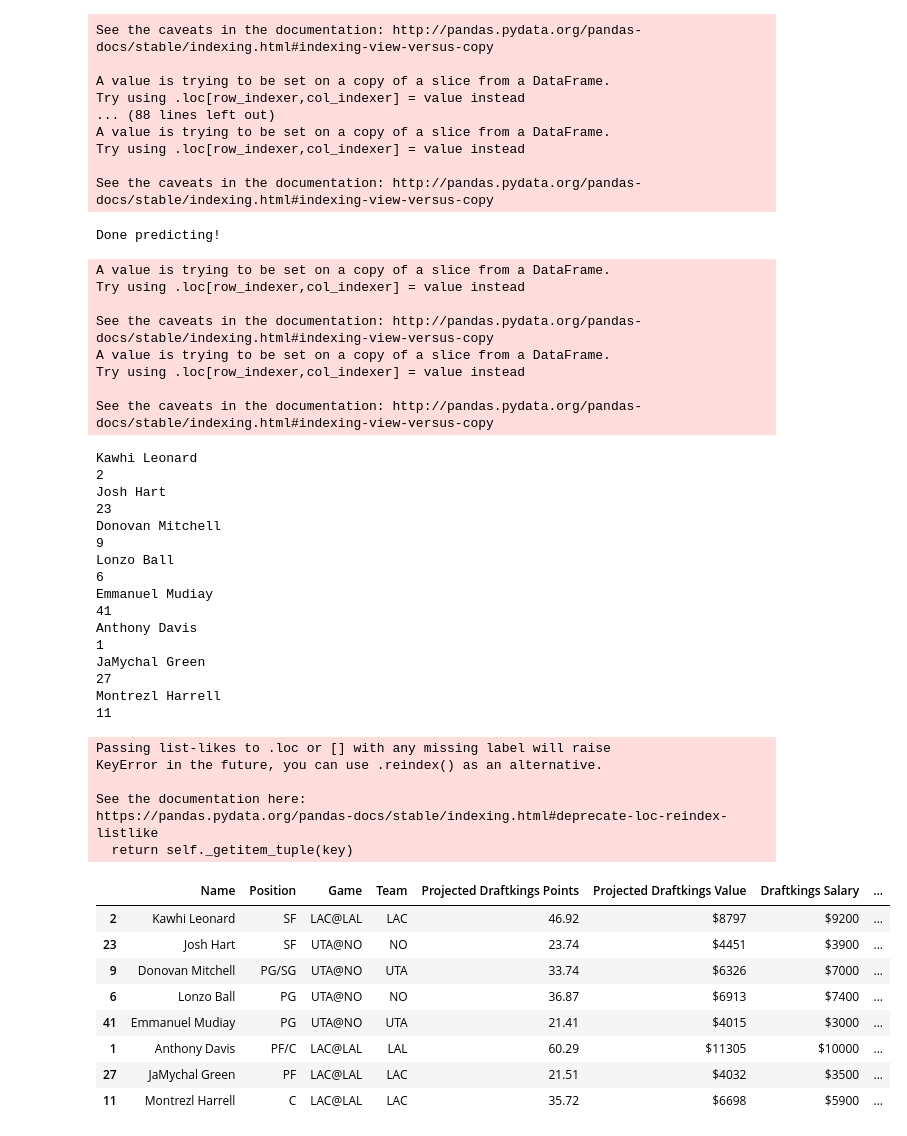
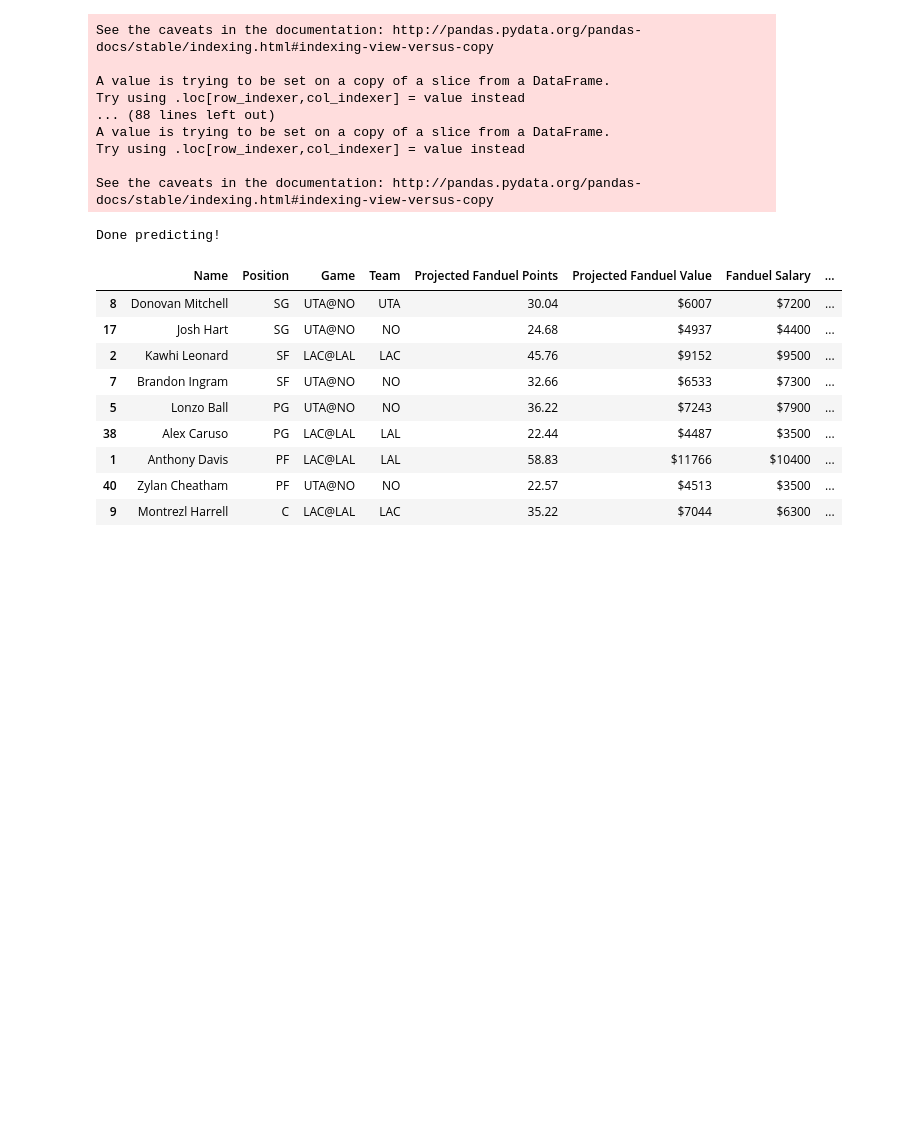
Before and after one commit to Shaviv-Hoffman-Lowitz/Sports-Analytics-Group-at-Berkeley-Machine-Learning-Project, a Jupyter notebook: final_model.ipynb, the cells around one changed output. Saved outputs shown, nothing was run; the diff lists cells and outputs as text; code cells hidden in the pictures; blank space fills up the shorter version.

```diff
--- a/final_model.ipynb
+++ b/final_model.ipynb
@@ -906,73 +906,44 @@ def optimal_lineup_draftkings_games(game_date, predictions, draftkings_csv, play
                 injury_indicators.append(fanduel_statlines.loc[n, "Injury Indicator"])
                 injury_details.append(fanduel_statlines.loc[n, "Injury Details"])
             elif lineup_return.loc[i, "Name"] in punctuation_names.keys():
                 if punctuation_names[lineup_return.loc[i, "Name"]] == fanduel_statline.loc[n, "Name"]:
                     print(i)
                     injury_indicators.append(fanduel_statlines.loc[n, "Injury Indicator"])
                     injury_details.append(fanduel_statlines.loc[n, "Injury Details"])
     lineup_return["Injury Indicator"] = injury_indicators
     lineup_return["Injury Details"] = injury_details
 
     lineup_return.to_csv("./AllCSVs/optimal_draftkings_lineup_" + str(game_date.month) + "_" + str(game_date.day) + "_" + str(game_date.year) + ".csv")
     return csv_return_dfs, csv_return_projections, lineup_return
 
 preds = pd.read_csv("./AllCSVs/predictions_for_07_30_2020_unplayed.csv")
 preds_1 = pd.read_csv("./AllCSVs/predictions_for_07_31_2020_unplayed.csv")
 
 fd_csv = "./AllCSVs/FanDuel-NBA-2020-07-30-46677-players-list.csv"
 fd_csv_1 = "./AllCSVs/FanDuel-NBA-2020-07-31-46839-players-list.csv"
 
 dk_csv = "./AllCSVs/DKSalaries_07302020.csv"
 dk_csv_1 = "./AllCSVs/DKSalaries_07312020.csv"
 
 preds310 = pd.read_csv("./AllCSVs/predictions_for_03_10_from_1_19_2020.csv")
 preds309 = pd.read_csv("./AllCSVs/predictions_for_03_09_from_1_19_2020.csv")
 # playerlist730 = pd.read_csv(dk_csv)
 # print(playerlist731[~playerlist731["Name"].isin(preds_1.name)])
 # print(playerlist730[~playerlist730["Name"].isin(preds.name)])
 
-optimal_lineup_draftkings_games(datetime(2020, 7, 30), preds, dk_csv, ["Lou Williams", "Zylan Cheatham", "Bojan Bogdanovic", "JJ Redick"])[2]
+optimal_lineup_fanduel_games(datetime(2020, 7, 30), preds, fd_csv, ["Lou Williams"])[2]
 # %% [output]
 Done predicting!
-A value is trying to be set on a copy of a slice from a DataFrame.
-Try using .loc[row_indexer,col_indexer] = value instead
-
-See the caveats in the documentation: http://pandas.pydata.org/pandas-docs/stable/indexing.html#indexing-view-versus-copy
-A value is trying to be set on a copy of a slice from a DataFrame.
-Try using .loc[row_indexer,col_indexer] = value instead
-
-See the caveats in the documentation: http://pandas.pydata.org/pandas-docs/stable/indexing.html#indexing-view-versus-copy
-Kawhi Leonard
-2
-Josh Hart
-23
-Donovan Mitchell
-9
-Lonzo Ball
-6
-Emmanuel Mudiay
-41
-Anthony Davis
-1
-JaMychal Green
-27
-Montrezl Harrell
-11
-Passing list-likes to .loc or [] with any missing label will raise
-KeyError in the future, you can use .reindex() as an alternative.
-
-See the documentation here:
-https://pandas.pydata.org/pandas-docs/stable/indexing.html#deprecate-loc-reindex-listlike
-  return self._getitem_tuple(key)
-|  | Name | Position | Game | Team | Projected Draftkings Points | Projected Draftkings Value | Draftkings Salary | ... |
-| 2 | Kawhi Leonard | SF | LAC@LAL | LAC | 46.92 | $8797 | $9200 | ... |
-| 23 | Josh Hart | SF | UTA@NO | NO | 23.74 | $4451 | $3900 | ... |
-| 9 | Donovan Mitchell | PG/SG | UTA@NO | UTA | 33.74 | $6326 | $7000 | ... |
-| 6 | Lonzo Ball | PG | UTA@NO | NO | 36.87 | $6913 | $7400 | ... |
-| 41 | Emmanuel Mudiay | PG | UTA@NO | UTA | 21.41 | $4015 | $3000 | ... |
-| 1 | Anthony Davis | PF/C | LAC@LAL | LAL | 60.29 | $11305 | $10000 | ... |
-| 27 | JaMychal Green | PF | LAC@LAL | LAC | 21.51 | $4032 | $3500 | ... |
-| 11 | Montrezl Harrell | C | LAC@LAL | LAC | 35.72 | $6698 | $5900 | ... |
+|  | Name | Position | Game | Team | Projected Fanduel Points | Projected Fanduel Value | Fanduel Salary | ... |
+| 8 | Donovan Mitchell | SG | UTA@NO | UTA | 30.04 | $6007 | $7200 | ... |
+| 17 | Josh Hart | SG | UTA@NO | NO | 24.68 | $4937 | $4400 | ... |
+| 2 | Kawhi Leonard | SF | LAC@LAL | LAC | 45.76 | $9152 | $9500 | ... |
+| 7 | Brandon Ingram | SF | UTA@NO | NO | 32.66 | $6533 | $7300 | ... |
+| 5 | Lonzo Ball | PG | UTA@NO | NO | 36.22 | $7243 | $7900 | ... |
+| 38 | Alex Caruso | PG | LAC@LAL | LAL | 22.44 | $4487 | $3500 | ... |
+| 1 | Anthony Davis | PF | LAC@LAL | LAL | 58.83 | $11766 | $10400 | ... |
+| 40 | Zylan Cheatham | PF | UTA@NO | NO | 22.57 | $4513 | $3500 | ... |
+| 9 | Montrezl Harrell | C | LAC@LAL | LAC | 35.22 | $7044 | $6300 | ... |
 # %%
 def regression_by_sample(start_date, end_date, sample_size, weight):
     full_df = box_scores_for_range_of_days(start_date, end_date)
```
